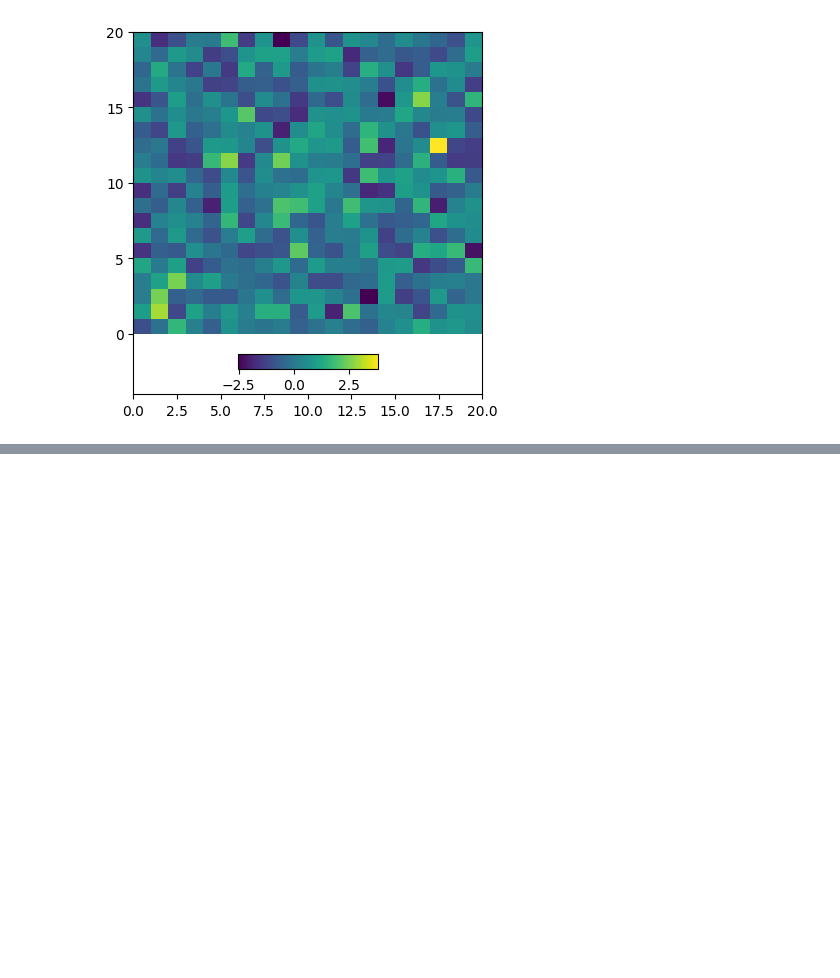
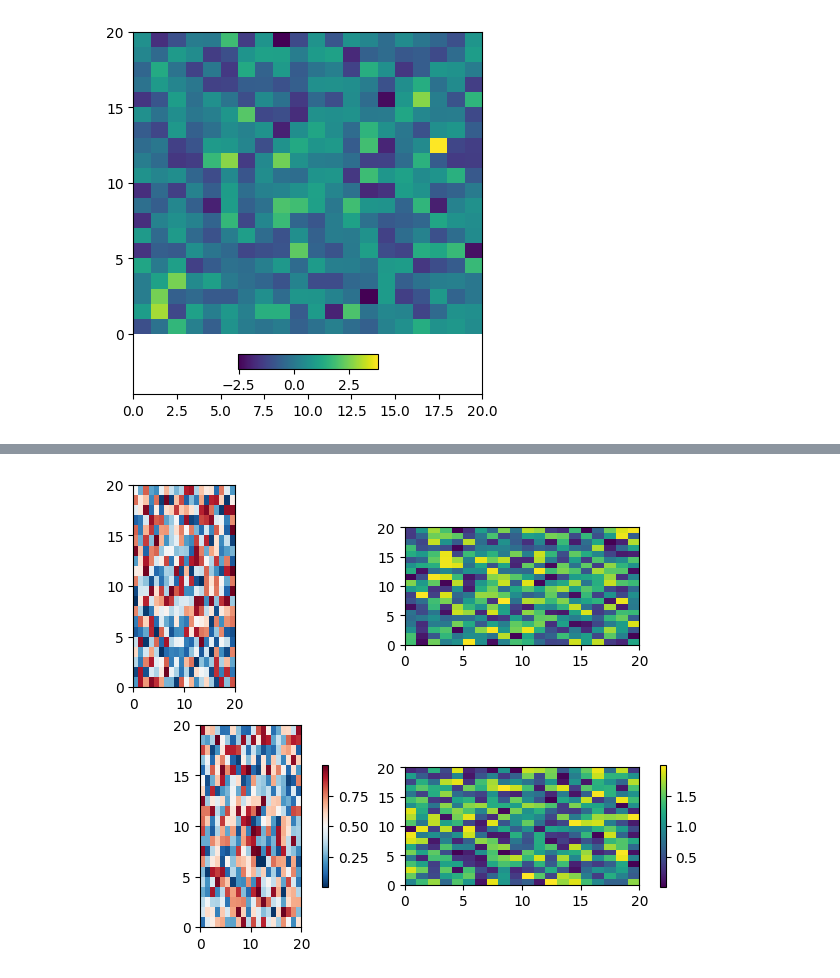
Before and after one commit to Manan2k4/ML-Learnings, a Jupyter notebook: matplotlib/Quick start guide/Placing Colorbars.ipynb, the cells around one changed output, grey strips where cells are left out. Drawn from its saved outputs; the diff is of its cells as text; code cells hidden in the pictures; blank space fills up the shorter version.

```diff
--- a/matplotlib/Quick start guide/Placing Colorbars.ipynb
+++ b/matplotlib/Quick start guide/Placing Colorbars.ipynb
@@ -92,0 +102,18 @@ fig.colorbar(pcm, cax=cax, orientation='horizontal')
+# %%
+# Colorbars attached to fixed-aspect-ratio Axes
+
+fig, axs = plt.subplots(2, 2, layout='constrained')
+cmaps = ['RdBu_r', 'viridis']
+for col in range(2):
+    for row in range(2):
+        ax = axs[row, col]
+        pcm = ax.pcolormesh(np.random.random((20, 20)) * (col + 1),
+                            cmap=cmaps[col])
+        if col == 0:
+            ax.set_aspect(2)
+        else:
+            ax.set_aspect(1/2)
+        if row == 1:
+            fig.colorbar(pcm, ax=ax, shrink=0.6)
+# %% [output]
+[figure, added]
```
Also changed, not shown: parts of 2 cells of this notebook.
